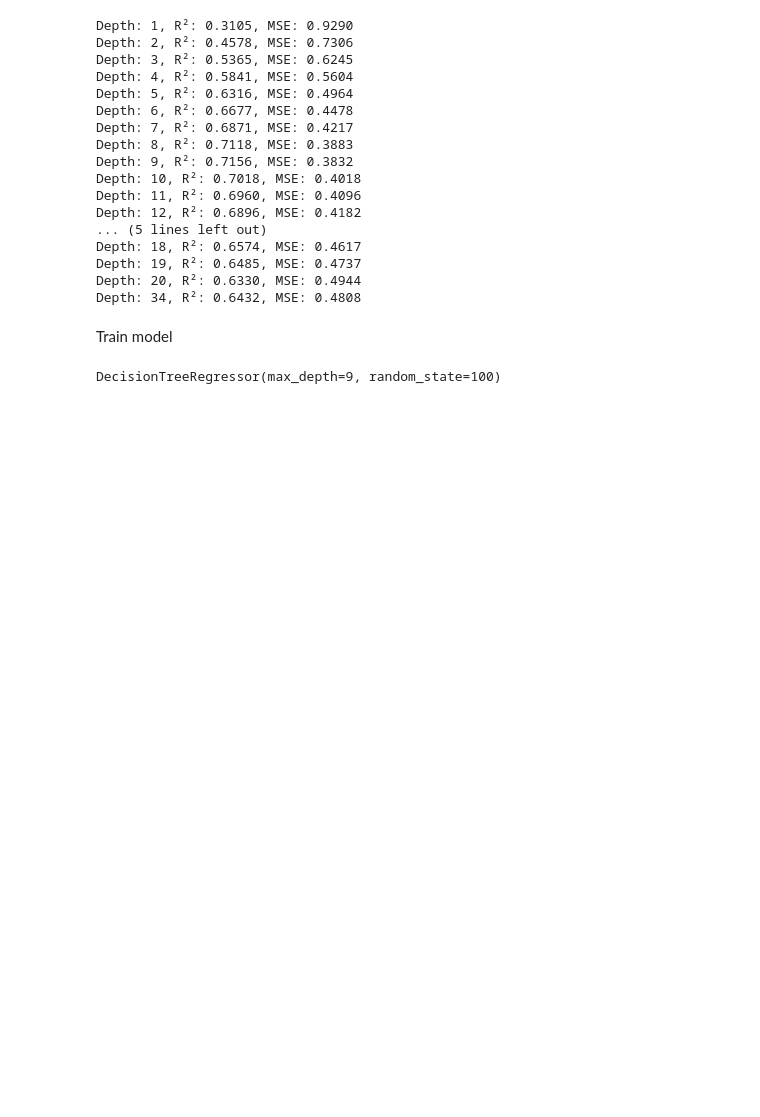
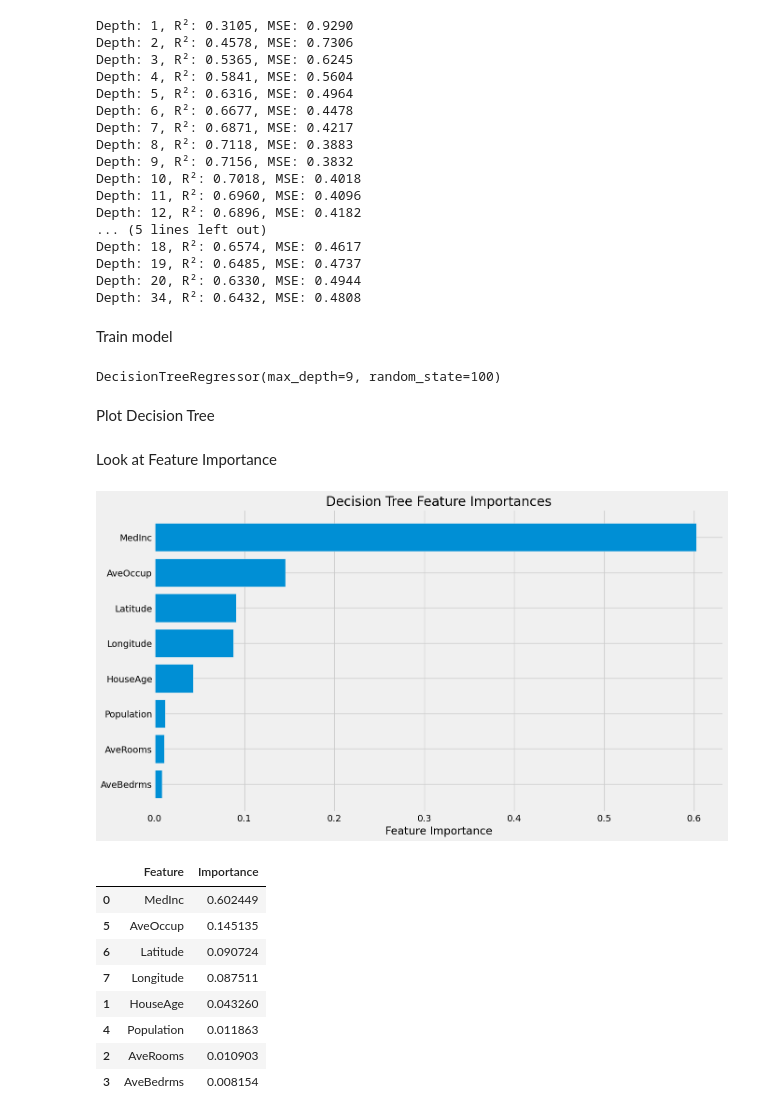
Before and after one commit to Avery-Mitchell/DecisionTreeRegression-CS5206, a Jupyter notebook: california_housing_data.ipynb, the cells around one changed output. Cells and saved outputs as stored; diff of their text form; code cells hidden in the pictures; blank space fills up the shorter version.

```diff
--- a/california_housing_data.ipynb
+++ b/california_housing_data.ipynb
@@ -99,3 +107,5 @@ Plot Decision Tree
+# %% [markdown]
+Plot Decision Tree
 # %%
 # DO NOT TRY AND DISPLAY THE DECISION TREE - IT WILL TIMEOUT
 plt.figure(figsize=(200, 100))
@@ -109,6 +119,36 @@ plot_tree(
 plt.title("Decision Tree Structure")
 plt.savefig("decision_tree.svg", dpi=500)
 plt.close()
+# %% [markdown]
+Look at Feature Importance
+# %%
+importances = model.feature_importances_
+
+importance_df = pd.DataFrame({
+    "Feature": X.columns,
+    "Importance": importances
+}).sort_values(by="Importance", ascending=False)
+
+plt.figure(figsize=(14, 8))
+plt.barh(importance_df["Feature"], importance_df["Importance"])
+plt.xlabel("Feature Importance")
+plt.title("Decision Tree Feature Importances")
+plt.gca().invert_yaxis()
+plt.savefig("feature_importance.png", dpi=100)
+plt.show()
+
+importance_df
+# %% [output]
+[figure, added]
+|  | Feature | Importance |
+| 0 | MedInc | 0.602449 |
+| 5 | AveOccup | 0.145135 |
+| 6 | Latitude | 0.090724 |
+| 7 | Longitude | 0.087511 |
+| 1 | HouseAge | 0.043260 |
+| 4 | Population | 0.011863 |
+| 2 | AveRooms | 0.010903 |
+| 3 | AveBedrms | 0.008154 |
 # %%
 for feature in X.columns:
     sorted_idx = X[feature].argsort()
```
Also changed, not shown: parts of 7 cells of this notebook.
